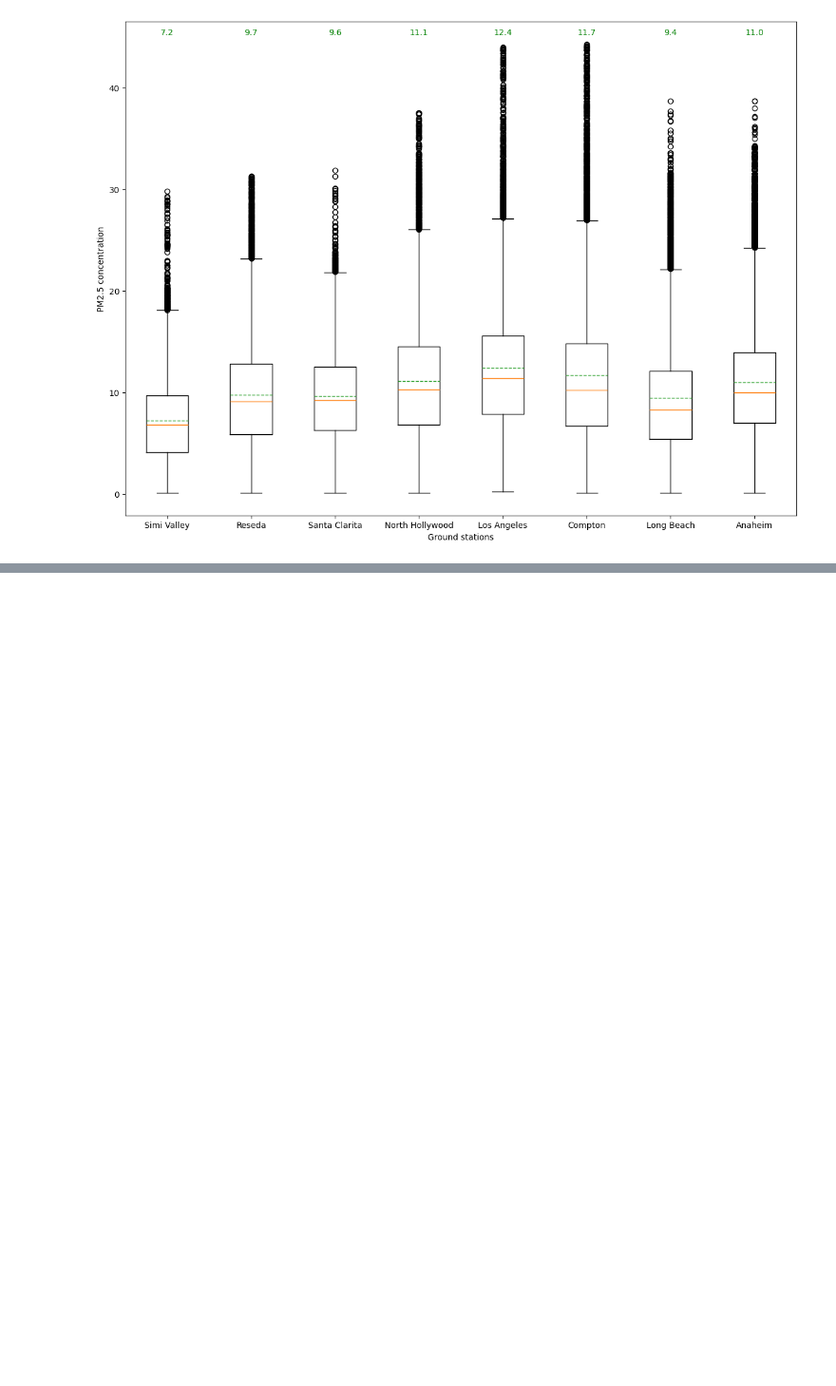
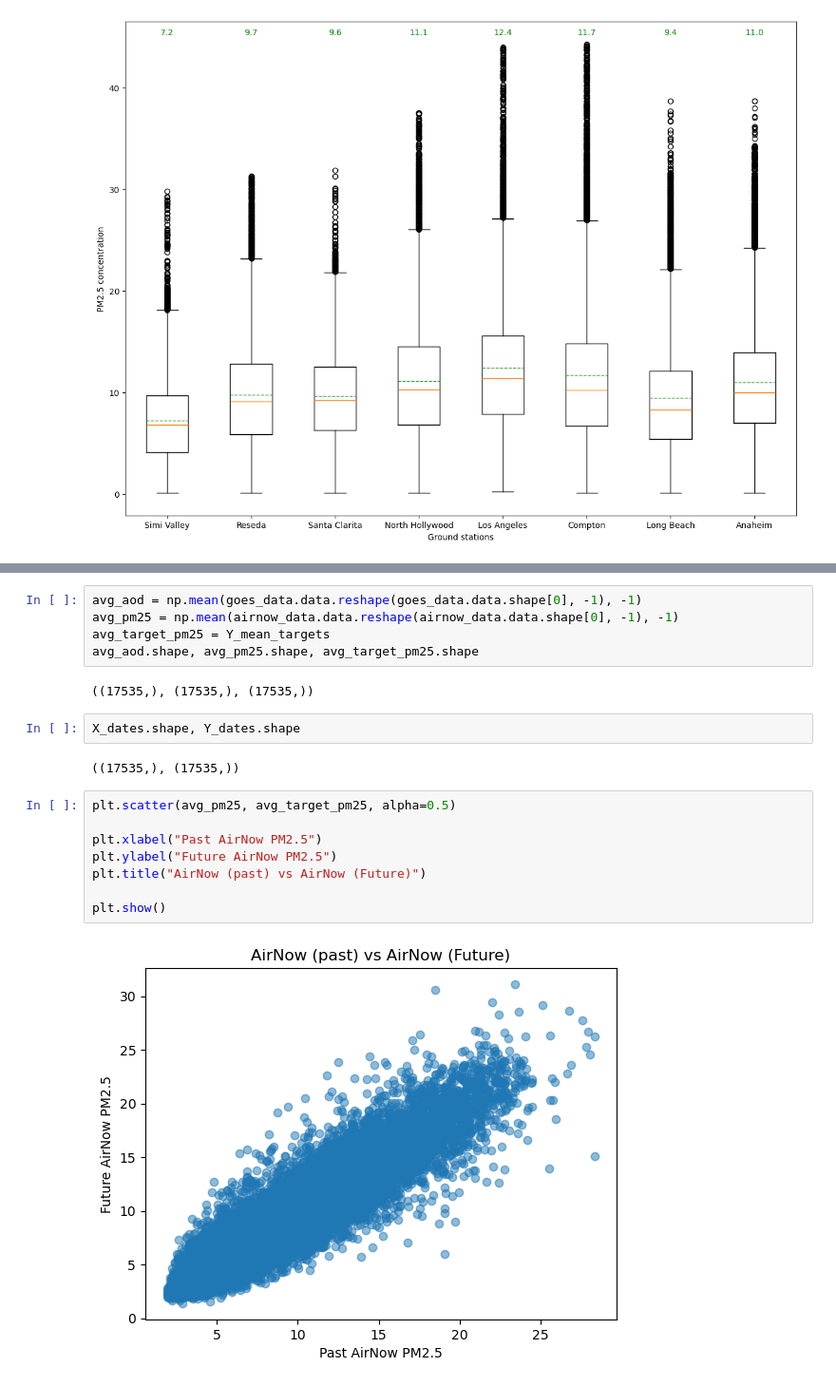
Before and after one commit to matthewgraca/hrrr-smoke-viz, a Jupyter notebook: pwwb-experiments/tensorflow/sat_model_archive/sat_data_analysis.ipynb, the cells around one changed output, grey strips where cells are left out. Shown at 95% size. Cells and saved outputs as stored; diff of their text form; blank space fills up the shorter version.

```diff
--- a/pwwb-experiments/tensorflow/sat_model_archive/sat_data_analysis.ipynb
+++ b/pwwb-experiments/tensorflow/sat_model_archive/sat_data_analysis.ipynb
@@ -232,0 +264,21 @@ plt.show()
+# %%
+avg_aod = np.mean(goes_data.data.reshape(goes_data.data.shape[0], -1), -1)
+avg_pm25 = np.mean(airnow_data.data.reshape(airnow_data.data.shape[0], -1), -1)
+avg_target_pm25 = Y_mean_targets
+avg_aod.shape, avg_pm25.shape, avg_target_pm25.shape
+# %% [output]
+((17535,), (17535,), (17535,))
+# %%
+X_dates.shape, Y_dates.shape
+# %% [output]
+((17535,), (17535,))
+# %%
+plt.scatter(avg_pm25, avg_target_pm25, alpha=0.5)
+
+plt.xlabel("Past AirNow PM2.5")
+plt.ylabel("Future AirNow PM2.5")
+plt.title("AirNow (past) vs AirNow (Future)")
+
+plt.show()
+# %% [output]
+[figure, added]
```
Also changed, not shown: parts of 17 cells of this notebook.
